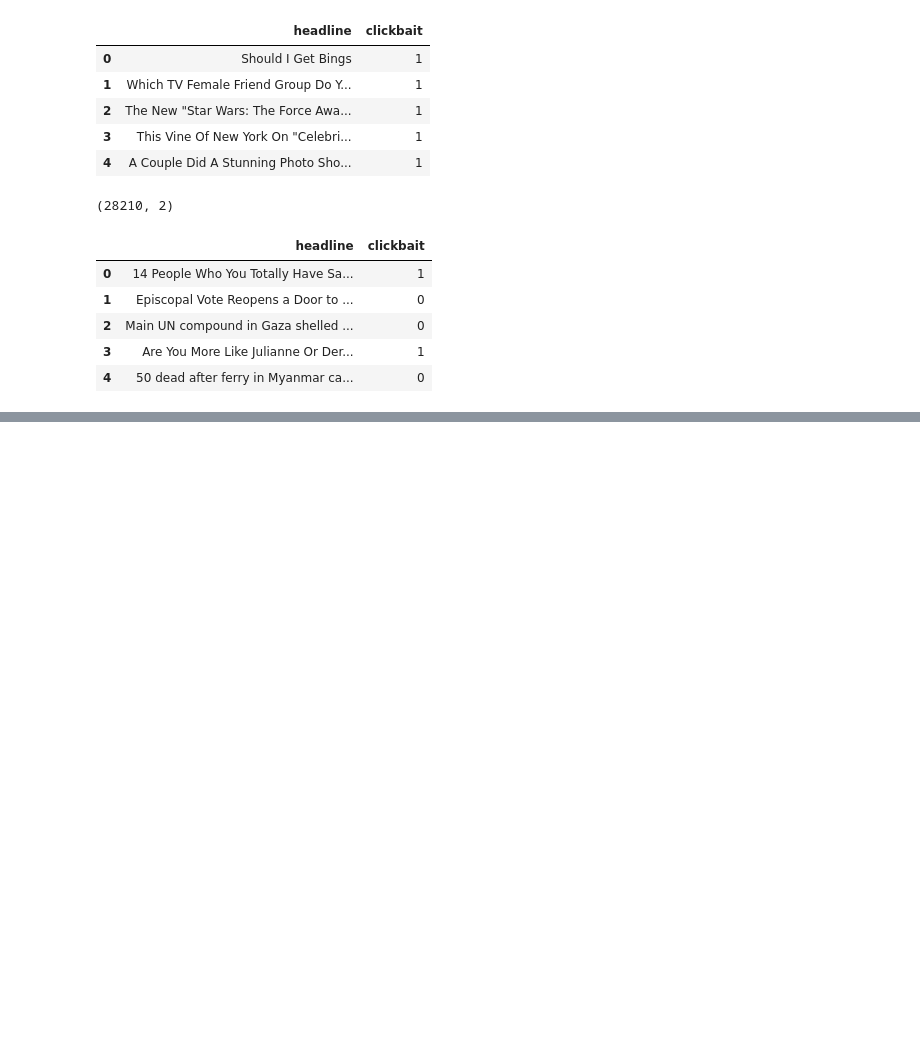
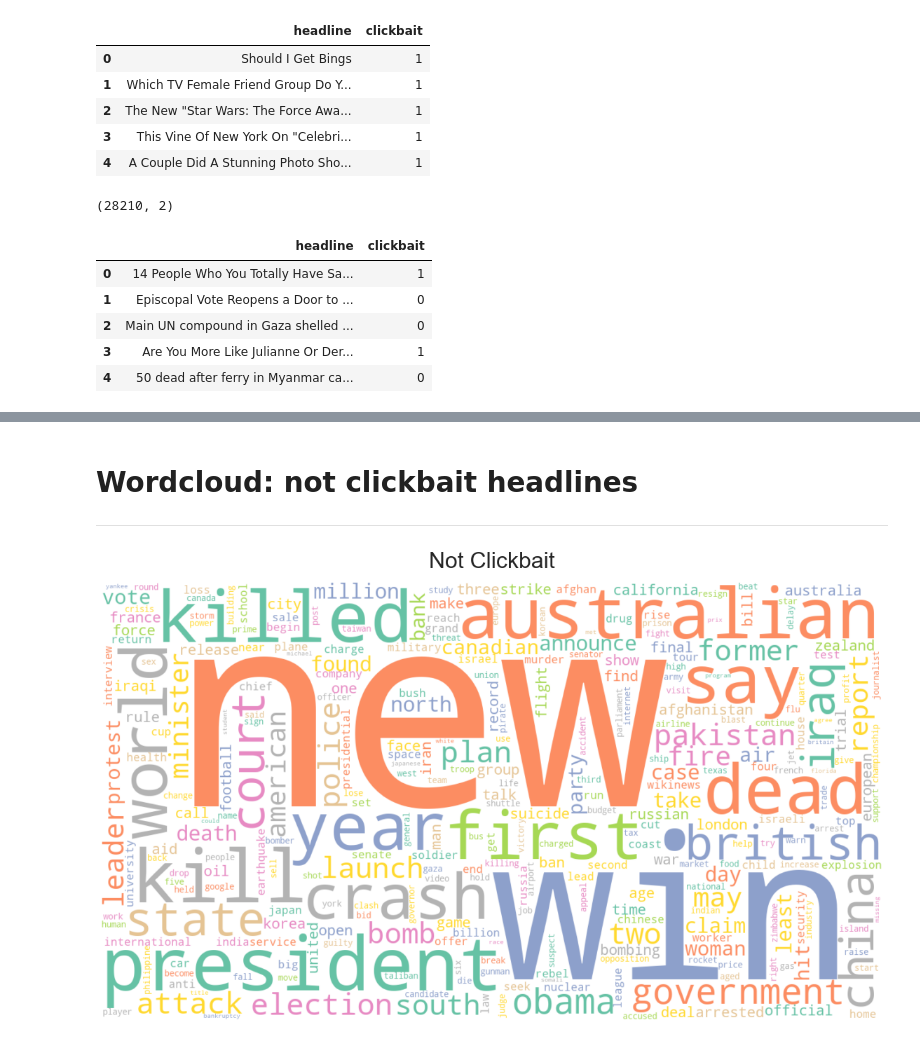
Before and after one commit to leoAshu/headline-classification, a Jupyter notebook: notebooks/eda.ipynb, the cells around one changed output, grey strips where cells are left out. Saved outputs shown, nothing was run; the diff lists cells and outputs as text; code cells hidden in the pictures; blank space fills up the shorter version.

```diff
--- a/notebooks/eda.ipynb
+++ b/notebooks/eda.ipynb
@@ -176,0 +241,28 @@ test: 5642
+# %% [markdown]
+# Wordcloud: not clickbait headlines
+---
+# %%
+# wordcloud for clickbait headlines
+plt.figure(figsize=(20,20))
+
+wordcloud = WordCloud(
+    min_font_size=5,
+    max_words=300,
+    width=1280,
+    height=720,
+    stopwords=stop_words,
+    background_color='white',
+    collocations=False,
+    colormap=colormap,
+#     mask=mask,
+#     contour_color='#1DA1F2',
+#     contour_width=1
+).generate(str(" ".join(df_train[df_train['clickbait'] == 0].clean_headline)))
+
+plt.axis('off')
+plt.title('Not Clickbait', fontsize=32, pad=20)
+plt.imshow(wordcloud, interpolation='bilinear')
+# plt.savefig("../images/wordcloud-not-clickbait.png", format="png", bbox_inches='tight', pad_inches=0)
+plt.show()
+# %% [output]
+[figure, added]
```
Also changed, not shown: parts of 11 cells of this notebook.
